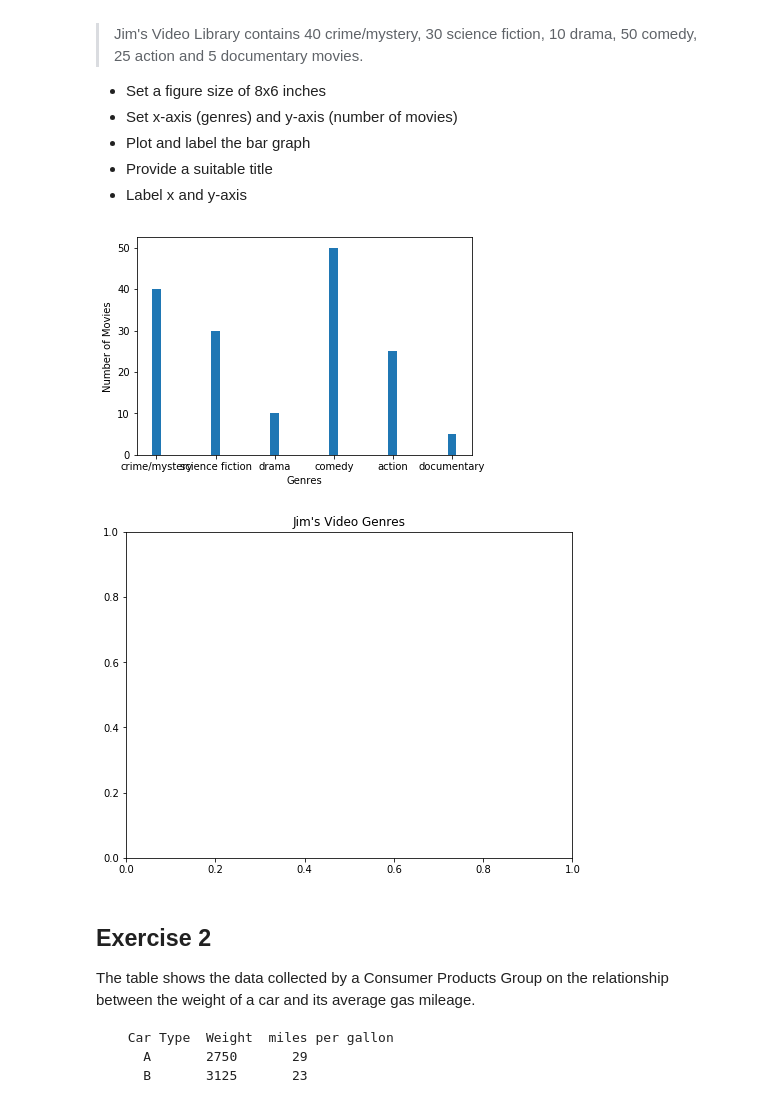
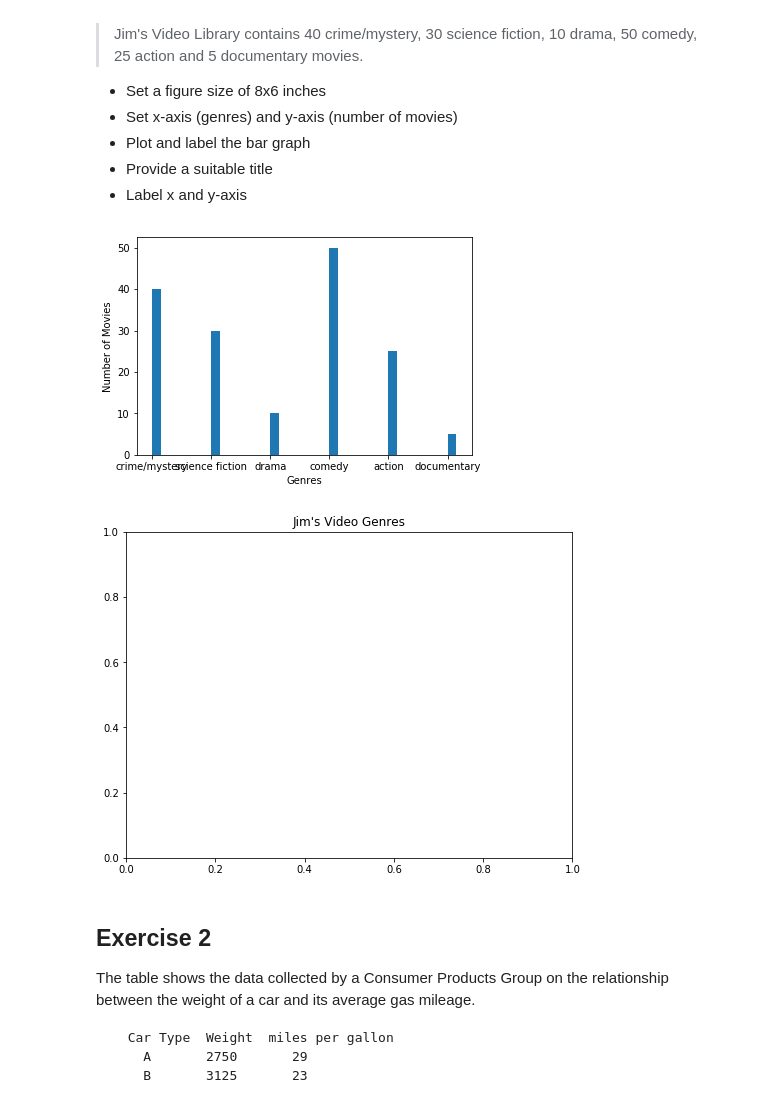
Before and after one commit to bgilroy26/dsc-data-viz-lab-nyc-ds-071519, a Jupyter notebook: index.ipynb, the cells around one changed output. Cells and saved outputs as stored; diff of their text form; code cells hidden in the pictures.

```diff
--- a/index.ipynb
+++ b/index.ipynb
@@ -23,24 +23,24 @@ Make a vertical bar graph using `plt.bar()` for the following set of data:
 # %%
 # import the required libraries
 import numpy as np
 import matplotlib.pyplot as plt
 
 y = [40, 30, 10, 50, 25, 5]
 x = np.arange(len(y))
-plt.bar(x, y, align=width=.15)
+plt.bar(x, y, align='edge', width=.15)
 plt.xticks(x, ['crime/mystery', 'science fiction', 'drama', 'comedy', 'action', 'documentary'])
 plt.xlabel('Genres')
 plt.ylabel('Number of Movies')
 
 # Set a figure size
 plt.figure(figsize=(8,6))
 # Plot vertical bars of fixed width by passing x and y values to .bar() function
 # Give a title to the bar graph
 plt.title("Jim's Video Genres")
 # Output the final plot
 plt.show()
 # %% [output]
-[figure, old version]
+[figure, new version]
 [figure]
 # %% [markdown]
 ## Exercise 2
```
